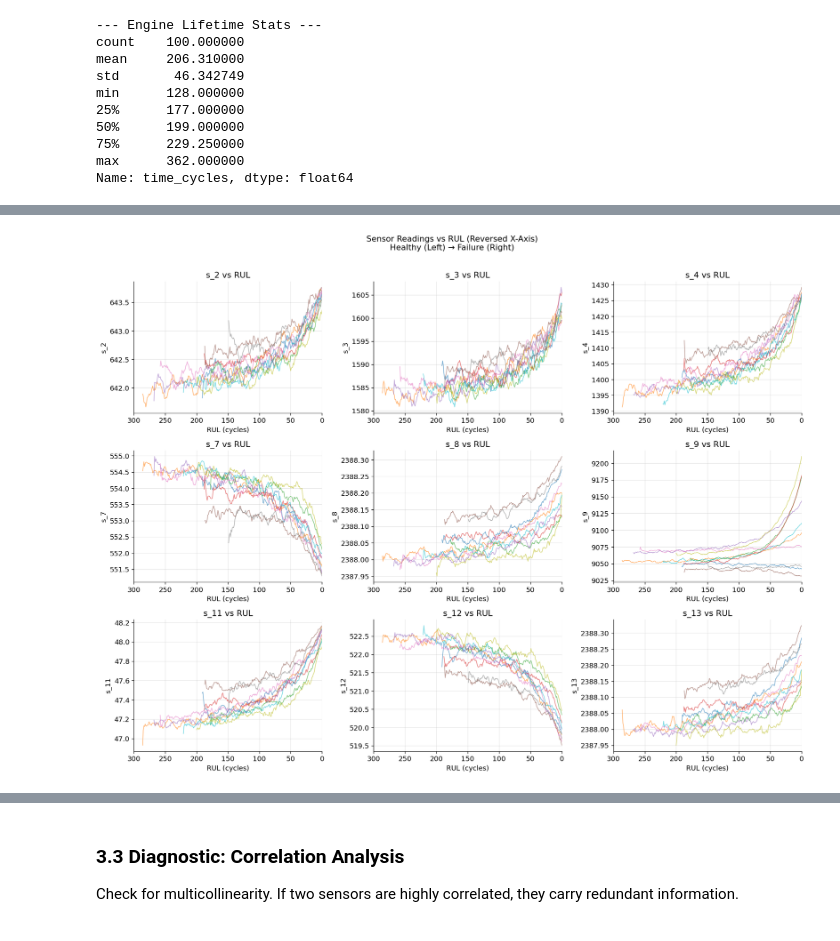
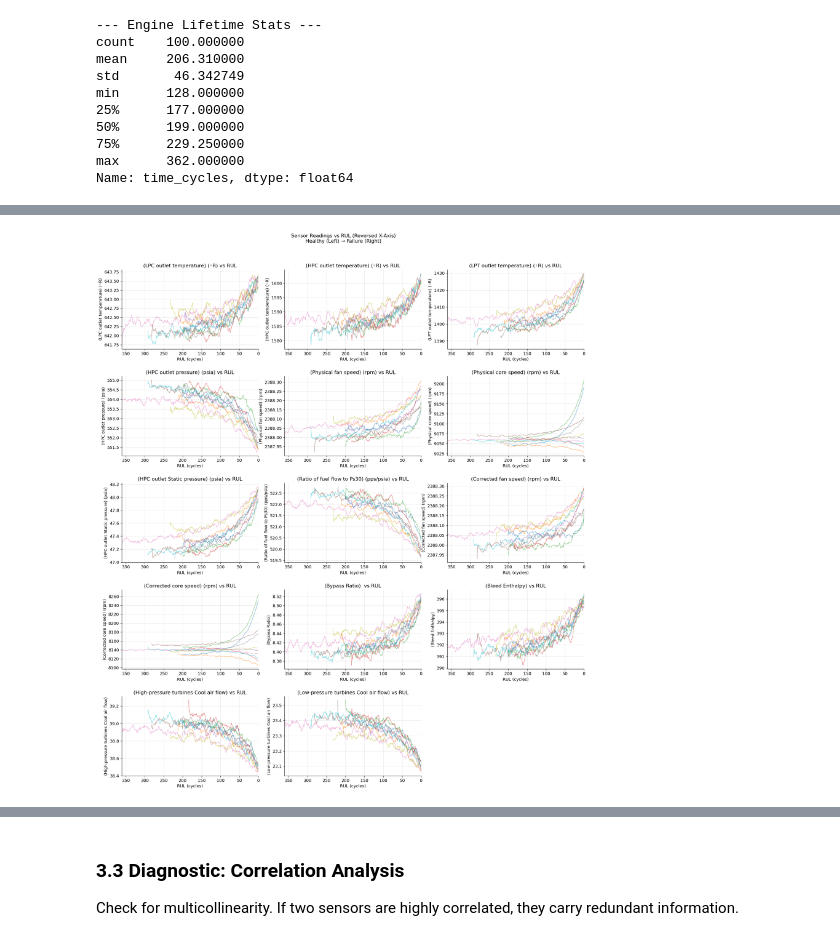
Before and after one commit to SKYTAN-050107/VHack_RUL_Predictions, a Jupyter notebook: src/03_eda.ipynb, the cells around one changed output, grey strips where cells are left out. Saved outputs shown, nothing was run; the diff lists cells and outputs as text; code cells hidden in the pictures.

Commit message:
refactor(feature-engineering): simplify notebook to align with NASA RUL pipeline

```diff
--- a/src/03_eda.ipynb
+++ b/src/03_eda.ipynb
@@ -168,30 +168,46 @@ We calculate RUL (Max Cycle - Current Cycle) and plot sensor values. We look for
 # %%
-def sensor_trends_analysis(df, sensor_cols):
-    """Plot sensor values vs. RUL for a subset of engines."""
-    # Calculate RUL for visualization
-    rul_temp = df.groupby('unit_number')['time_cycles'].max().reset_index()
-    rul_temp.columns = ['unit_number', 'max_cycle']
-    df_eda = df.merge(rul_temp, on='unit_number')
-    df_eda['RUL'] = df_eda['max_cycle'] - df_eda['time_cycles']
+import matplotlib.pyplot as plt
+import math
+import numpy as np
 
-    # Plot top sensors
-    top_sensors = sensor_cols[:9] # Visualize first 9 sensors
-    fig, axes = plt.subplots(3, 3, figsize=(16, 12))
+def sensor_trends_analysis(df, sensor_cols, sensor_dict=None, n_engines=10, random_state=None):
+    df_eda = df.copy()
+    max_rul = df_eda['RUL'].max()
 
-    for i, (sensor, ax) in enumerate(zip(top_sensors, axes.flatten())):
-        for unit in df['unit_number'].unique()[:10]: # Plot first 10 engines
+    n_sensors = len(sensor_cols)
+    n_cols = 3
+    n_rows = math.ceil(n_sensors / n_cols)
+
+    fig, axes = plt.subplots(n_rows, n_cols, figsize=(6 * n_cols, 4 * n_rows))
+    axes = axes.flatten()
+
+    # Select random engines
+    rng = np.random.default_rng(seed=random_state)
+    engines = rng.choice(df_eda['unit_number'].unique(), size=n_engines, replace=False)
+
+    for i, sensor in enumerate(sensor_cols):
+        ax = axes[i]
+        for unit in engines:
             subset = df_eda[df_eda['unit_number'] == unit].sort_values('time_cycles')
             smoothed = subset[sensor].rolling(window=10, min_periods=1).mean()
             ax.plot(subset['RUL'].values, smoothed.values, alpha=0.6, linewidth=1)
-        ax.set_xlim(300, 0) # Reverse X-axis (High RUL -> 0 RUL)
+
+        ax.set_xlim(max_rul, 0)  # Reverse X-axis
         ax.set_xlabel('RUL (cycles)')
-        ax.set_ylabel(sensor)
-        ax.set_title(f'{sensor} vs RUL')
+        y_label = sensor_dict.get(sensor, sensor) if sensor_dict else sensor
+        ax.set_ylabel(y_label)
+        ax.set_title(f'{y_label} vs RUL')
 
-    plt.suptitle('Sensor Readings vs RUL (Reversed X-Axis)\nHealthy (Left) → Failure (Right)', fontsize=13, y=1.01)
+    # Remove empty subplots
+    for j in range(n_sensors, len(axes)):
+        fig.delaxes(axes[j])
+
+    plt.suptitle('Sensor Readings vs RUL (Reversed X-Axis)\nHealthy (Left) → Failure (Right)', fontsize=13, y=1.02)
     plt.tight_layout()
     plt.show()
 
-sensor_trends_analysis(df_train, sensor_cols)
+
+# Usage example (plots random 10 engines, reproducible):
+sensor_trends_analysis(df_train, sensor_cols, Sensor_dictionary, n_engines=10, random_state=42)
 # %% [output]
-[figure, old version]
+[figure, new version]
```
Also changed, not shown: parts of 17 cells of this notebook, 9 other files.
